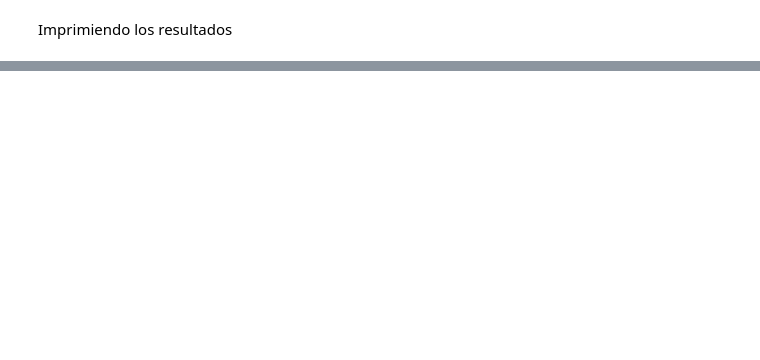
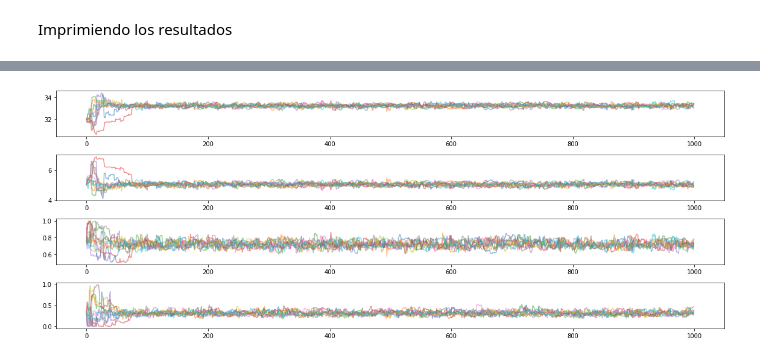
Before and after one commit to blackdragonae/h0wsh2021, a Jupyter notebook: HubbleConstant.ipynb, the cells around one changed output, grey strips where cells are left out. Drawn from its saved outputs; the diff is of its cells as text; code cells hidden in the pictures; blank space fills up the shorter version.

```diff
--- a/HubbleConstant.ipynb
+++ b/HubbleConstant.ipynb
@@ -269,0 +301,32 @@ parameter values:
+# %%
+def lnprior(theta):
+    alpha, beta, h0, Om = theta
+    if (0.0 <= beta <= 10.0 and 20.0 <= alpha <= 40.0 and 0.5 <= h0 <= 1.0 and 0.0 <= Om <= 1.0):
+        return 0.0
+    return -np.inf
+# %%
+def lnpost(theta, x, y, z, xerr, yerr, zerr):
+    lp = lnprior(theta)
+    if not np.isfinite(lp):
+        return -np.inf
+    return lp + lnlike(theta, x, y, z, xerr, yerr, zerr)[0]
+# %%
+# First guess
+parameters = [r"\alpha", r"\beta", r"h_0", r"\Omega_m"]
+ialpha = 32.0
+ibeta = 5.0
+ih0 = 0.75
+iOm = 0.3
+# %%
+# MCMC
+nsteps = 1000
+ndim, nwalkers = 4, 10
+start = [[ialpha, ibeta, ih0, iOm] + 1e-5*np.random.randn(ndim)
+       for i in range(nwalkers)]
+
+with Pool() as pool:
+  sampler = zeus.EnsembleSampler(nwalkers, ndim, lnpost,
+                                 args=(vx, vy, vz, vxErr, vyErr, vzErr), pool=pool)
+  sampler.run_mcmc(start, nsteps)
+
+sampler.summary
@@ -269,0 +346,11 @@ parameter values:
+# %%
+path = dpath+'results/chain_test_Om.pdf'
+plt.figure(figsize=(16,1.5*ndim))
+for n in range(ndim):
+    plt.subplot2grid((ndim, 1), (n, 0))
+    plt.plot(sampler.get_chain()[:,:,n], alpha=0.5)
+plt.tight_layout()
+plt.savefig(path)
+plt.show()
+# %% [output]
+[figure, added]
```
Also changed, not shown: parts of 12 cells of this notebook.
